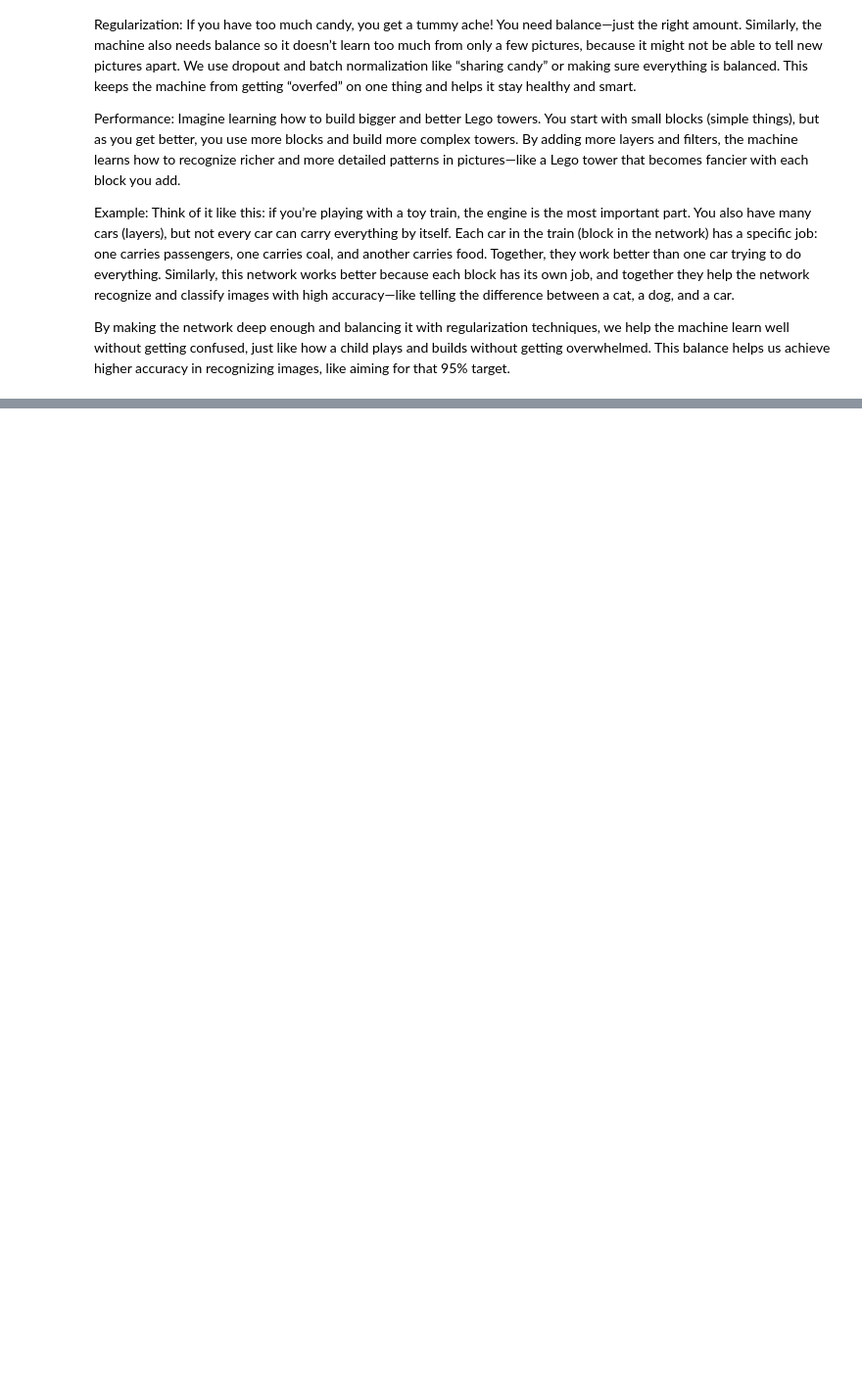
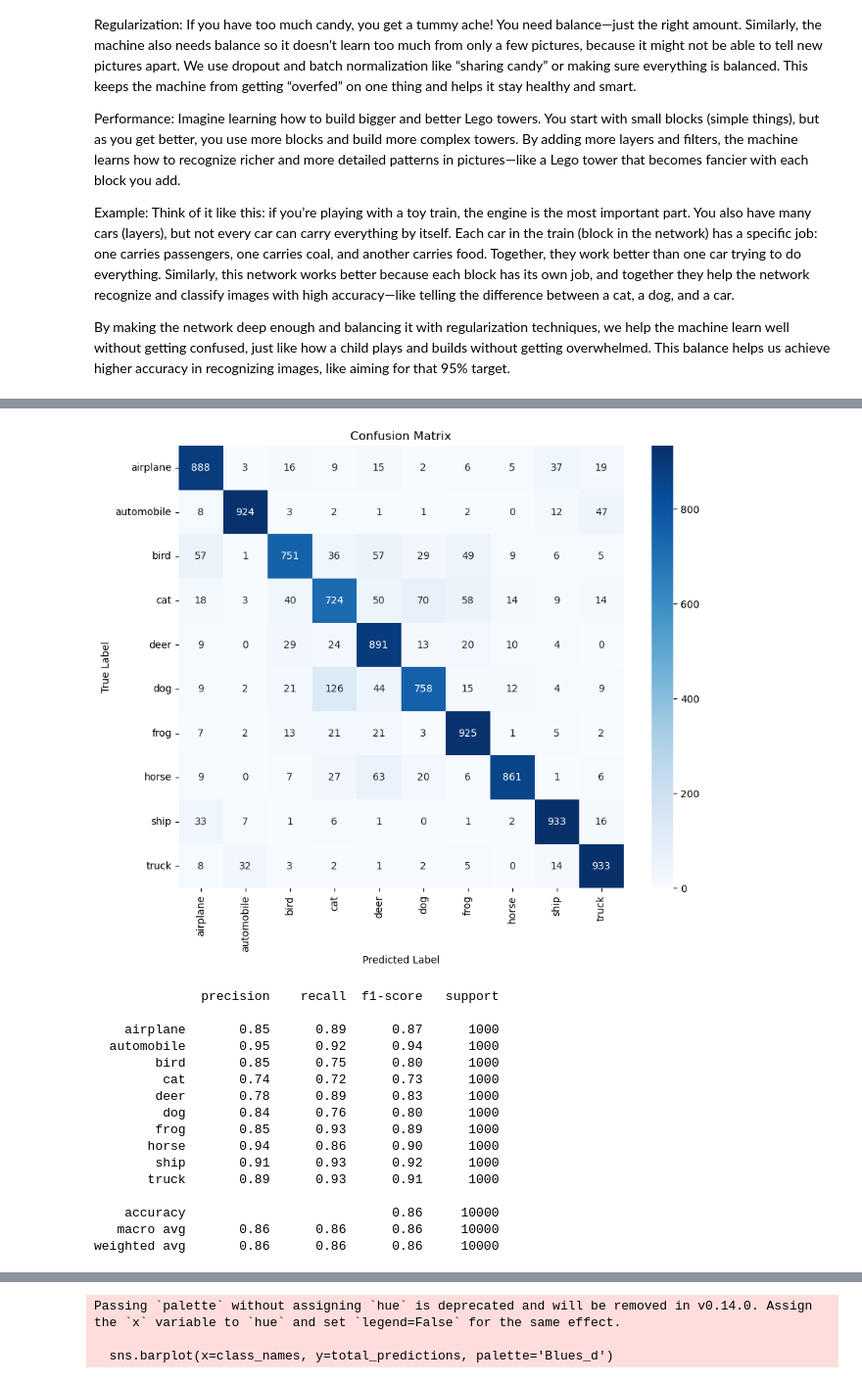
Before and after one commit to pbeles/Project-1-Group-3, a Jupyter notebook: code_jiota_initial_ngg16.ipynb, the cells around one changed output, grey strips where cells are left out. Shown at 98% size. Drawn from its saved outputs; the diff is of its cells as text; code cells hidden in the pictures; blank space fills up the shorter version.

```diff
--- a/code_jiota_initial_ngg16.ipynb
+++ b/code_jiota_initial_ngg16.ipynb
@@ -306,0 +303,60 @@ weighted avg       0.03      0.10      0.02     10000
+# %%
+#model evaluation +visualisation
+
+import matplotlib.pyplot as plt
+import seaborn as sns
+from sklearn.metrics import confusion_matrix, classification_report
+import numpy as np
+
+# Predict on the test set
+y_pred = model.predict(X_test)
+y_pred_classes = np.argmax(y_pred, axis=1)  # Convert predictions to class labels
+y_true = np.argmax(y_test, axis=1)  # Convert true labels to class labels
+
+# Confusion Matrix
+conf_matrix = confusion_matrix(y_true, y_pred_classes)
+plt.figure(figsize=(10, 8))
+sns.heatmap(conf_matrix, annot=True, fmt='d', cmap='Blues', xticklabels=class_names, yticklabels=class_names)
+plt.xlabel('Predicted Label')
+plt.ylabel('True Label')
+plt.title('Confusion Matrix')
+plt.show()
+
+# Classification report
+report = classification_report(y_true, y_pred_classes, target_names=class_names, output_dict=True)
+print(classification_report(y_true, y_pred_classes, target_names=class_names))
+
+# Extracting precision, recall, and F1-score for bar chart plotting
+precision = [report[label]['precision'] for label in class_names]
+recall = [report[label]['recall'] for label in class_names]
+f1_score = [report[label]['f1-score'] for label in class_names]
+
+# Plotting Precision, Recall, and F1-score bar charts
+x = np.arange(len(class_names))  # Label locations
+width = 0.2  # Width of the bars
+
+fig, ax = plt.subplots(figsize=(10, 6))
+rects1 = ax.bar(x - width, precision, width, label='Precision', color='skyblue')
+rects2 = ax.bar(x, recall, width, label='Recall', color='lightgreen')
+rects3 = ax.bar(x + width, f1_score, width, label='F1-Score', color='salmon')
+
+# Add some text for labels, title, and custom x-axis tick labels
+ax.set_xlabel('Class')
+ax.set_ylabel('Score')
+ax.set_title('Precision, Recall, and F1-Score per Class')
+ax.set_xticks(x)
+ax.set_xticklabels(class_names)
+ax.legend()
+
+# Display the bar chart
+plt.show()
+
+# Plotting total predictions per class
+total_predictions = np.sum(conf_matrix, axis=1)
+plt.figure(figsize=(10, 6))
+sns.barplot(x=class_names, y=total_predictions, palette='Blues_d')
+plt.title('Total Predictions per Class')
+plt.xlabel('Class')
+plt.ylabel('Number of Predictions')
+plt.show()
+# %% [output]
@@ -306,0 +364,17 @@ weighted avg       0.03      0.10      0.02     10000
+[figure, added]
+              precision    recall  f1-score   support
+
+    airplane       0.85      0.89      0.87      1000
+  automobile       0.95      0.92      0.94      1000
+        bird       0.85      0.75      0.80      1000
+         cat       0.74      0.72      0.73      1000
+        deer       0.78      0.89      0.83      1000
+         dog       0.84      0.76      0.80      1000
+        frog       0.85      0.93      0.89      1000
+       horse       0.94      0.86      0.90      1000
+        ship       0.91      0.93      0.92      1000
+       truck       0.89      0.93      0.91      1000
+
+    accuracy                           0.86     10000
+   macro avg       0.86      0.86      0.86     10000
+weighted avg       0.86      0.86      0.86     10000
@@ -306,0 +382,3 @@ weighted avg       0.03      0.10      0.02     10000
+Passing `palette` without assigning `hue` is deprecated and will be removed in v0.14.0. Assign the `x` variable to `hue` and set `legend=False` for the same effect.
+
+  sns.barplot(x=class_names, y=total_predictions, palette='Blues_d')
```
Also changed, not shown: parts of 8 cells of this notebook, 1 other file.
